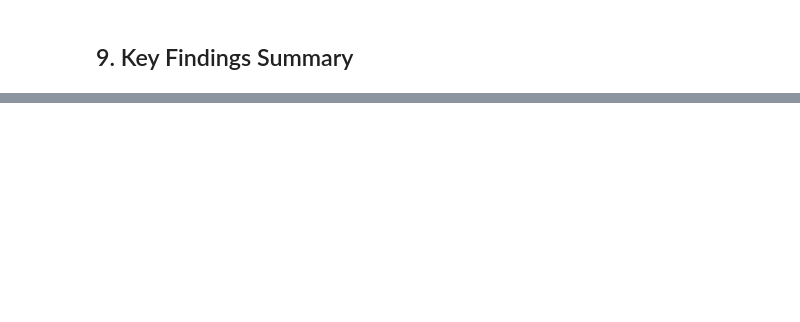
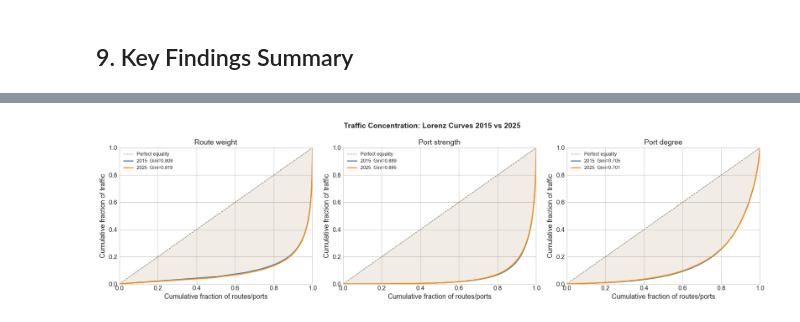
Before and after one commit to Debjit-Banerji/GCSN-Analysis, a Jupyter notebook: Codes/03_temporal_analysis.ipynb, the cells around one changed output, grey strips where cells are left out. Drawn from its saved outputs; the diff is of its cells as text; code cells hidden in the pictures; blank space fills up the shorter version.

```diff
--- a/Codes/03_temporal_analysis.ipynb
+++ b/Codes/03_temporal_analysis.ipynb
@@ -694,0 +877,79 @@ print('Full comparison table saved to ../Figures/03_comparison_table.csv')
+# %%
+def gini(arr):
+    """Gini coefficient of a 1-D non-negative array."""
+    arr = np.sort(np.asarray(arr, dtype=float))
+    arr = arr[arr > 0]
+    n = len(arr)
+    if n == 0:
+        return np.nan
+    cumsum = np.cumsum(arr)
+    return (2 * np.sum((np.arange(1, n+1)) * arr) - (n+1) * cumsum[-1]) / (n * cumsum[-1])
+
+
+def lorenz_curve(arr):
+    """Returns (cum_pop_fraction, cum_value_fraction) for a Lorenz curve."""
+    arr = np.sort(np.asarray(arr, dtype=float))
+    arr = arr[arr > 0]
+    cum_val = np.cumsum(arr) / arr.sum()
+    cum_pop = np.arange(1, len(arr)+1) / len(arr)
+    return cum_pop, cum_val
+
+
+# Compute Gini for edges (route weights) and nodes (port strength)
+g_w15  = gini(w_2015);     g_w25  = gini(w_2025)
+g_s15  = gini(str_2015);   g_s25  = gini(str_2025)
+g_k15  = gini(deg_2015);   g_k25  = gini(deg_2025)
+
+print(f'Gini coefficients (0=equal, 1=maximally concentrated):')
+print(f'  {"Metric":<22} {"2015":>8} {"2025":>8} {"Change":>10}')
+print(f'  {"-"*50}')
+for label, g15, g25 in [
+    ('Route weight (P(w))',  g_w15, g_w25),
+    ('Port strength (P(s))', g_s15, g_s25),
+    ('Port degree (P(k))',   g_k15, g_k25),
+]:
+    chg = g25 - g15
+    direction = '▲ more concentrated' if chg > 0.01 else ('▼ less concentrated' if chg < -0.01 else '≈ stable')
+    print(f'  {label:<22} {g15:>8.4f} {g25:>8.4f} {chg:>+8.4f}  {direction}')
+
+# --- Lorenz curve plots ---
+fig, axes = plt.subplots(1, 3, figsize=(18, 5))
+fig.suptitle('Traffic Concentration: Lorenz Curves 2015 vs 2025',
+             fontsize=14, fontweight='bold')
+
+for ax, (label, d15, d25, g15, g25) in zip(axes, [
+    ('Route weight',  w_2015,   w_2025,   g_w15, g_w25),
+    ('Port strength', str_2015, str_2025, g_s15, g_s25),
+    ('Port degree',   deg_2015, deg_2025, g_k15, g_k25),
+]):
+    x15, y15 = lorenz_curve(d15)
+    x25, y25 = lorenz_curve(d25)
+
+    ax.plot([0, 1], [0, 1], 'k--', lw=1, alpha=0.5, label='Perfect equality')
+    ax.plot(x15, y15, '-', lw=2, color=COLORS['2015'],
+            label=f'2015  Gini={g15:.3f}')
+    ax.plot(x25, y25, '-', lw=2, color=COLORS['2025'],
+            label=f'2025  Gini={g25:.3f}')
+
+    ax.fill_between(x15, x15, y15, alpha=0.08, color=COLORS['2015'])
+    ax.fill_between(x25, x25, y25, alpha=0.08, color=COLORS['2025'])
+
+    ax.set_xlabel('Cumulative fraction of routes/ports')
+    ax.set_ylabel('Cumulative fraction of traffic')
+    ax.set_title(label)
+    ax.legend(fontsize=9)
+    ax.set_xlim(0, 1); ax.set_ylim(0, 1)
+
+plt.tight_layout()
+plt.savefig(FIG_DIR + '03_lorenz_gini.png', dpi=150, bbox_inches='tight')
+plt.show()
+
+# --- concentration statistic: top 10% of routes carry X% of traffic ---
+for year, w_arr in [('2015', w_2015), ('2025', w_2025)]:
+    w_sorted = np.sort(w_arr)[::-1]
+    total    = w_sorted.sum()
+    top10    = int(len(w_sorted) * 0.10)
+    top1     = int(len(w_sorted) * 0.01)
+    print(f'  {year}: top 10% routes carry {w_sorted[:top10].sum()/total*100:.1f}% of traffic;'
+          f'  top 1% carry {w_sorted[:top1].sum()/total*100:.1f}%')
+# %% [output]
@@ -694,0 +962 @@ print('Full comparison table saved to ../Figures/03_comparison_table.csv')
+[figure, added]
```
Also changed, not shown: parts of 17 cells of this notebook, 23 other files.
